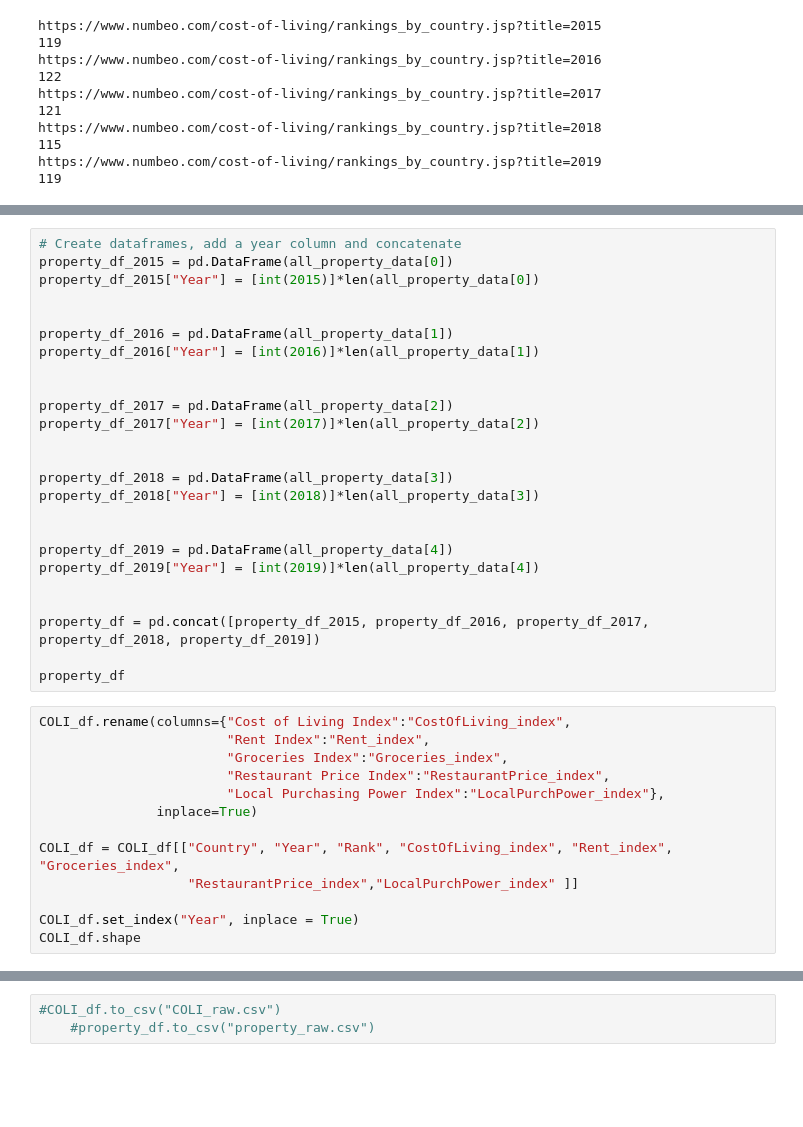
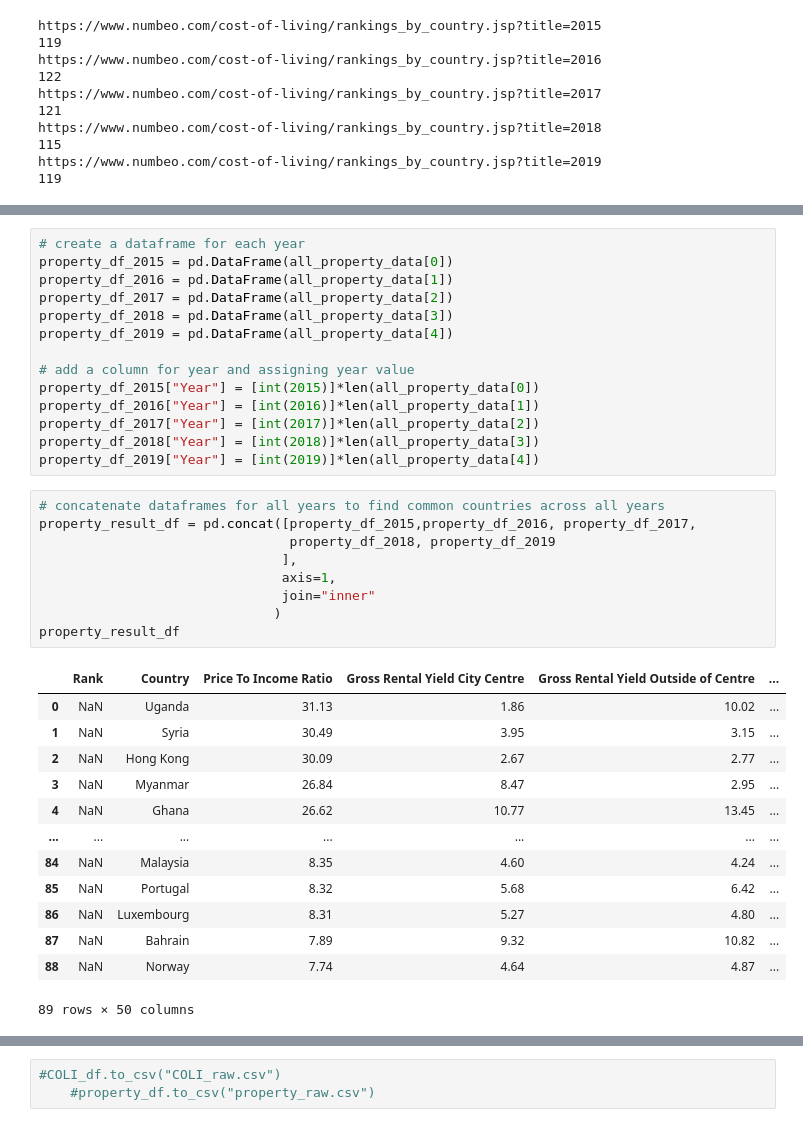
Before and after one commit to mactzu/STDs, a Jupyter notebook: work/michelle/Project-Work.ipynb, the cells around one changed output, grey strips where cells are left out. Drawn from its saved outputs; the diff is of its cells as text; blank space fills up the shorter version.

```diff
--- a/work/michelle/Project-Work.ipynb
+++ b/work/michelle/Project-Work.ipynb
@@ -88,38 +154,37 @@ for year in years:
 # %%
-# Create dataframes, add a year column and concatenate
+# create a dataframe for each year
 property_df_2015 = pd.DataFrame(all_property_data[0])
+property_df_2016 = pd.DataFrame(all_property_data[1])
+property_df_2017 = pd.DataFrame(all_property_data[2])
+property_df_2018 = pd.DataFrame(all_property_data[3])
+property_df_2019 = pd.DataFrame(all_property_data[4])
+
+# add a column for year and assigning year value
 property_df_2015["Year"] = [int(2015)]*len(all_property_data[0])
-
-
-property_df_2016 = pd.DataFrame(all_property_data[1])
 property_df_2016["Year"] = [int(2016)]*len(all_property_data[1])
-
-
-property_df_2017 = pd.DataFrame(all_property_data[2])
 property_df_2017["Year"] = [int(2017)]*len(all_property_data[2])
-
-
-property_df_2018 = pd.DataFrame(all_property_data[3])
 property_df_2018["Year"] = [int(2018)]*len(all_property_data[3])
-
-
-property_df_2019 = pd.DataFrame(all_property_data[4])
 property_df_2019["Year"] = [int(2019)]*len(all_property_data[4])
-
-
-property_df = pd.concat([property_df_2015, property_df_2016, property_df_2017, property_df_2018, property_df_2019])
-
-property_df
-# %%
-COLI_df.rename(columns={"Cost of Living Index":"CostOfLiving_index",
-                        "Rent Index":"Rent_index",
-                        "Groceries Index":"Groceries_index",
-                        "Restaurant Price Index":"RestaurantPrice_index",
-                        "Local Purchasing Power Index":"LocalPurchPower_index"},
-               inplace=True)
-
-COLI_df = COLI_df[["Country", "Year", "Rank", "CostOfLiving_index", "Rent_index", "Groceries_index",
-                   "RestaurantPrice_index","LocalPurchPower_index" ]]
-
-COLI_df.set_index("Year", inplace = True)
-COLI_df.shape
+# %%
+# concatenate dataframes for all years to find common countries across all years
+property_result_df = pd.concat([property_df_2015,property_df_2016, property_df_2017,
+                                property_df_2018, property_df_2019
+                               ],
+                               axis=1,
+                               join="inner"
+                              )
+property_result_df
+# %% [output]
+|  | Rank | Country | Price To Income Ratio | Gross Rental Yield City Centre | Gross Rental Yield Outside of Centre | ... |
+| 0 | NaN | Uganda | 31.13 | 1.86 | 10.02 | ... |
+| 1 | NaN | Syria | 30.49 | 3.95 | 3.15 | ... |
+| 2 | NaN | Hong Kong | 30.09 | 2.67 | 2.77 | ... |
+| 3 | NaN | Myanmar | 26.84 | 8.47 | 2.95 | ... |
+| 4 | NaN | Ghana | 26.62 | 10.77 | 13.45 | ... |
+| ... | ... | ... | ... | ... | ... | ... |
+| 84 | NaN | Malaysia | 8.35 | 4.60 | 4.24 | ... |
+| 85 | NaN | Portugal | 8.32 | 5.68 | 6.42 | ... |
+| 86 | NaN | Luxembourg | 8.31 | 5.27 | 4.80 | ... |
+| 87 | NaN | Bahrain | 7.89 | 9.32 | 10.82 | ... |
+| 88 | NaN | Norway | 7.74 | 4.64 | 4.87 | ... |
+89 rows × 50 columns
```
Also changed, not shown: parts of 17 cells of this notebook.
